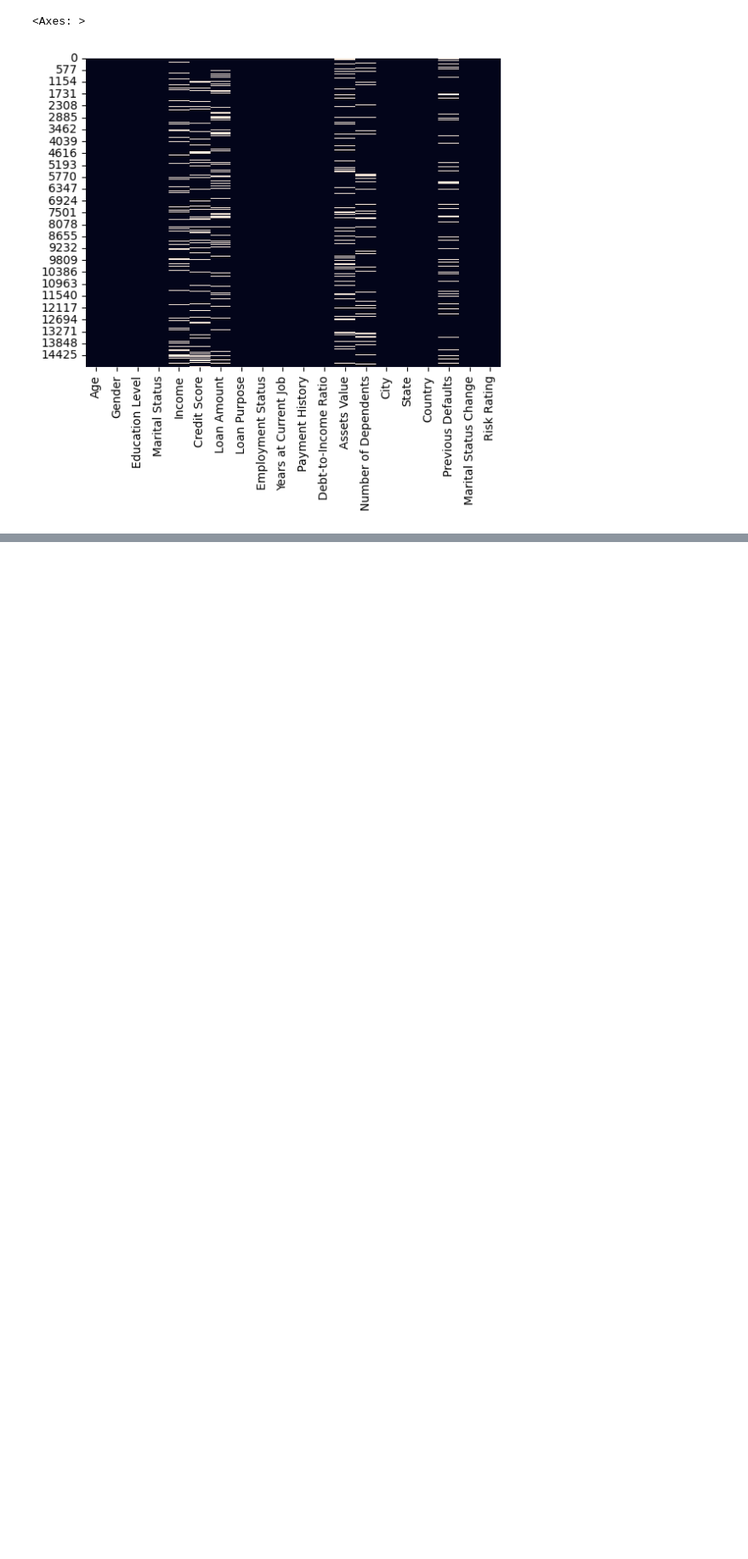
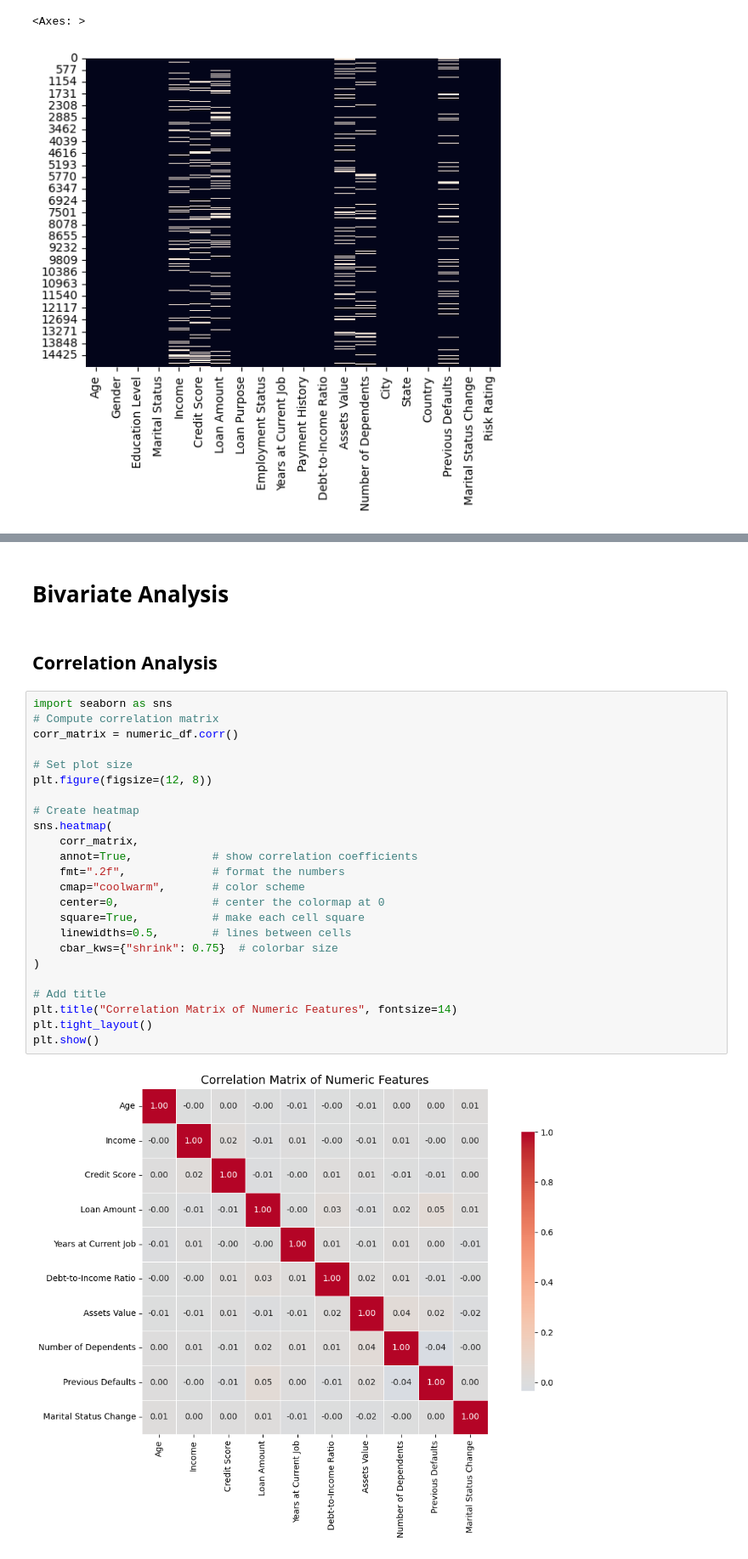
Before and after one commit to IfeoluwaRuth/Financial-Risk-Analysis, a Jupyter notebook: financial-risk-analysis.ipynb, the cells around one changed output, grey strips where cells are left out. Shown at 85% size. Cells and saved outputs as stored; diff of their text form; blank space fills up the shorter version.

Commit message:
Kaggle Notebook | Financial-Risk-Analysis | Bivariate-added

```diff
--- a/financial-risk-analysis.ipynb
+++ b/financial-risk-analysis.ipynb
@@ -127,0 +292,30 @@ AUC score for predicting missingness in Previous Defaults: 0.507,  Therefore, si
+# %% [markdown]
+# Bivariate Analysis
+# %% [markdown]
+## Correlation Analysis
+# %%
+import seaborn as sns
+# Compute correlation matrix
+corr_matrix = numeric_df.corr()
+
+# Set plot size
+plt.figure(figsize=(12, 8))
+
+# Create heatmap
+sns.heatmap(
+    corr_matrix,
+    annot=True,            # show correlation coefficients
+    fmt=".2f",             # format the numbers
+    cmap="coolwarm",       # color scheme
+    center=0,              # center the colormap at 0
+    square=True,           # make each cell square
+    linewidths=0.5,        # lines between cells
+    cbar_kws={"shrink": 0.75}  # colorbar size
+)
+
+# Add title
+plt.title("Correlation Matrix of Numeric Features", fontsize=14)
+plt.tight_layout()
+plt.show()
+# %% [output]
+[figure, added]
```
Also changed, not shown: parts of 18 cells of this notebook.
